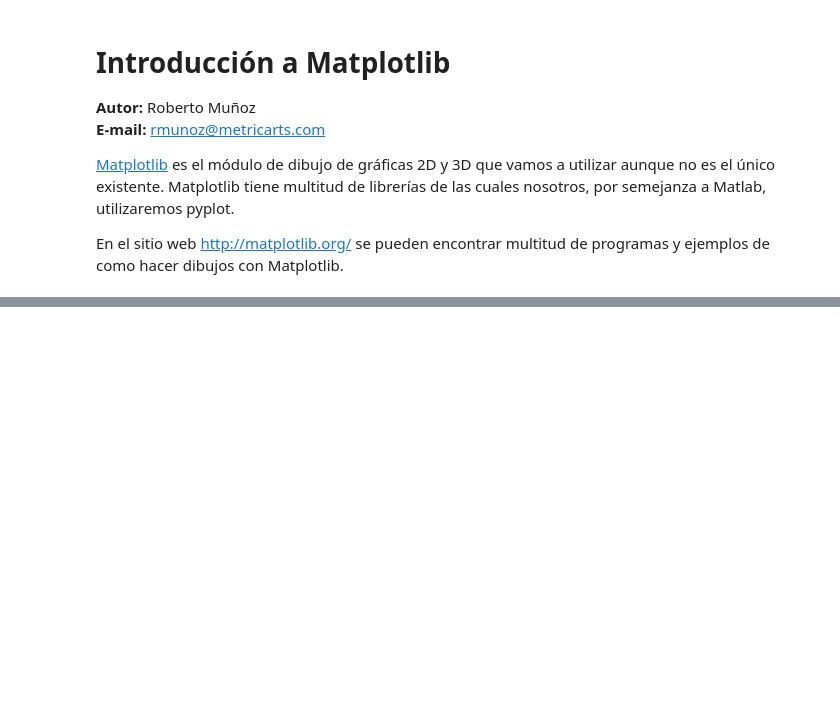
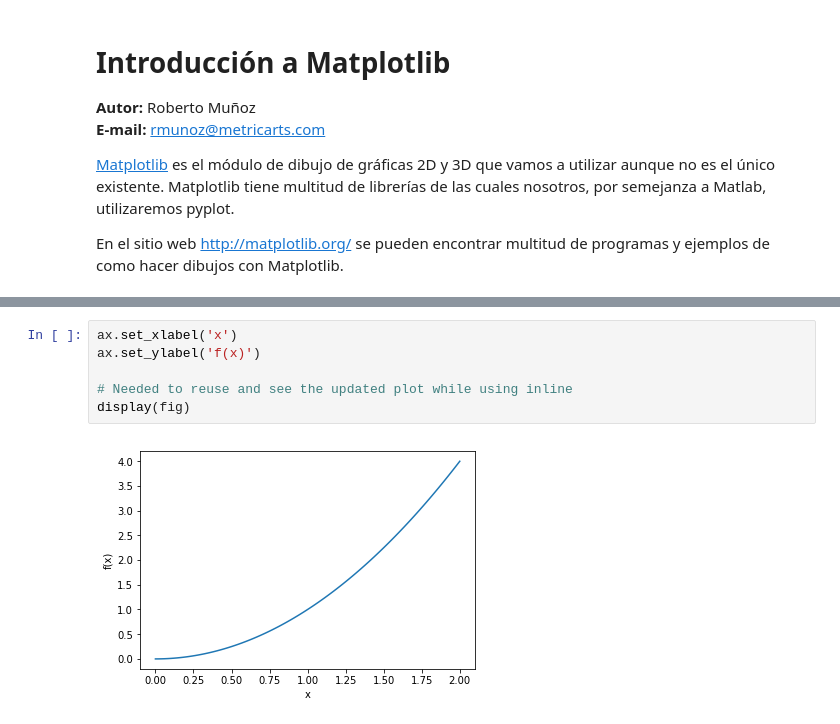
Before and after one commit to MetricLearning/intensivo_python, a Jupyter notebook: tutoriales/07_Introduccion_a_Matplotlib.ipynb, the cells around one changed output, grey strips where cells are left out. Cells and saved outputs as stored; diff of their text form; blank space fills up the shorter version.

```diff
--- a/tutoriales/07_Introduccion_a_Matplotlib.ipynb
+++ b/tutoriales/07_Introduccion_a_Matplotlib.ipynb
@@ -28,0 +63,8 @@ Genere un arreglo *x* con números desde el -5 hasta el 10 con separación de 0.
+# %%
+ax.set_xlabel('x')
+ax.set_ylabel('f(x)')
+
+# Needed to reuse and see the updated plot while using inline
+display(fig)
+# %% [output]
+[figure, added]
```
Also changed, not shown: parts of 27 cells of this notebook, 30 other files.
